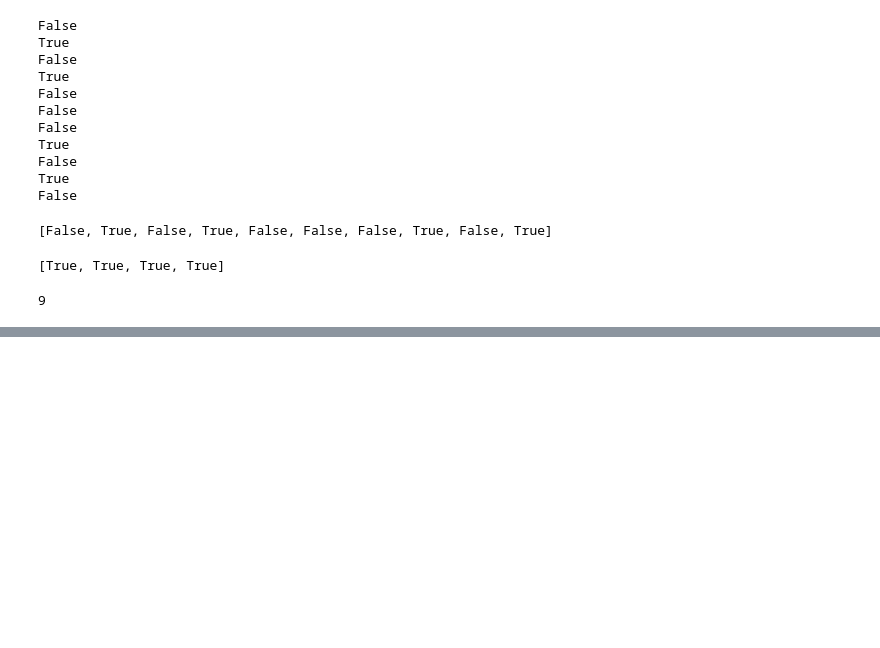
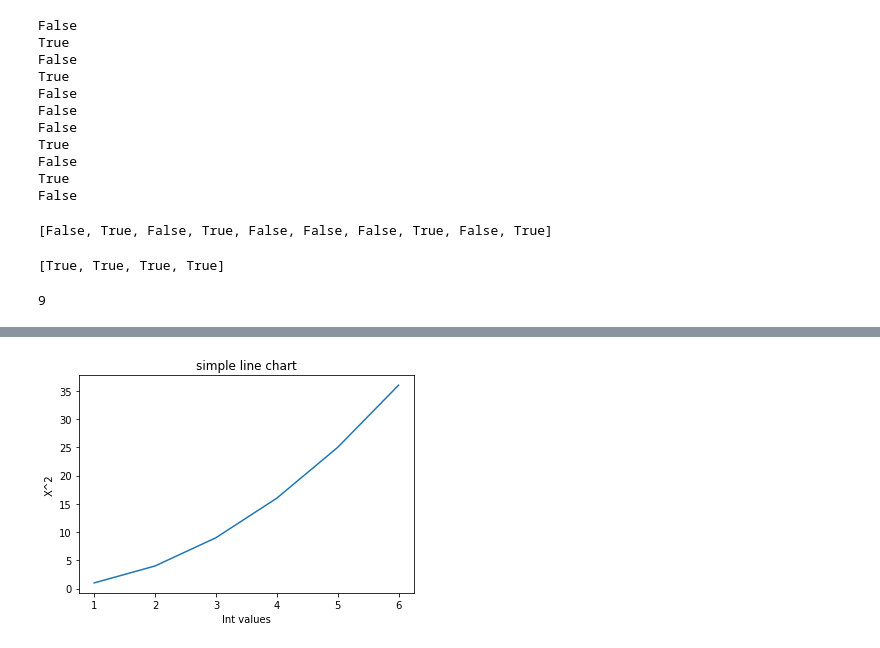
Before and after one commit to sharmasaravanan/Machine_learning, a Jupyter notebook: skillTechnika.ipynb, the cells around one changed output, grey strips where cells are left out. Drawn from its saved outputs; the diff is of its cells as text; code cells hidden in the pictures; blank space fills up the shorter version.

```diff
--- a/skillTechnika.ipynb
+++ b/skillTechnika.ipynb
@@ -1001,0 +1303,5 @@ visualization
+# %%
+x = list(range(1,7))
+# %%
+y = [i*i for i in x]
+y1 = [i**3 for i in x]
@@ -1001,0 +1312,8 @@ visualization
+# %%
+plt.plot(x,y)
+plt.xlabel('Int values')
+plt.ylabel('X^2')
+plt.title("simple line chart")
+plt.show()
+# %% [output]
+[figure, added]
```
Also changed, not shown: parts of 74 cells of this notebook.
